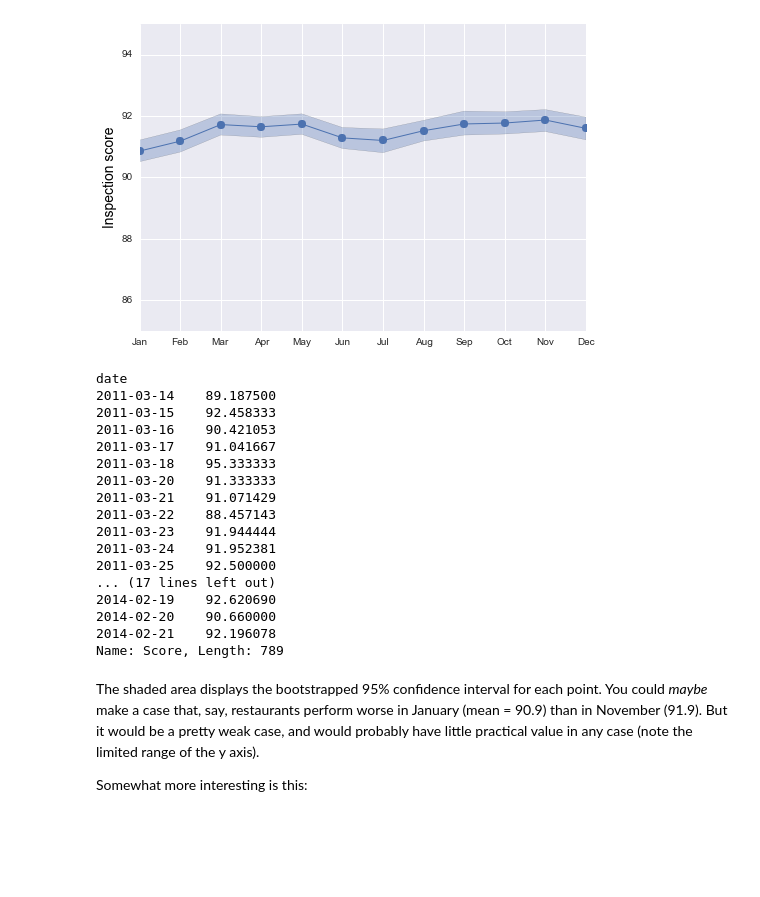
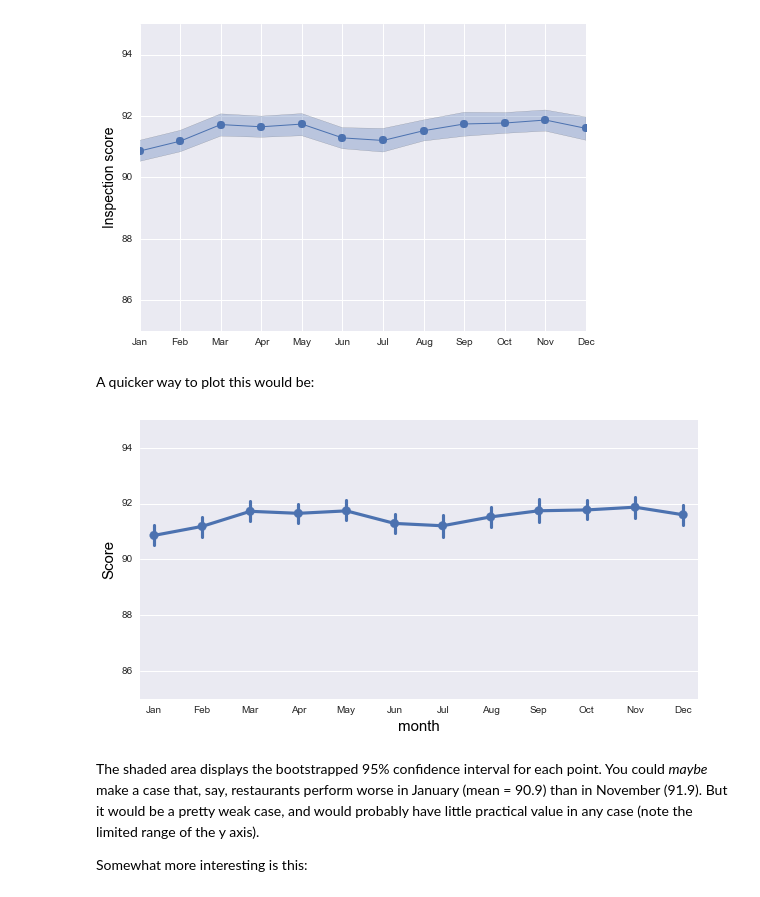
Before and after one commit to tyarkoni/open-data-flights, a Jupyter notebook: health-inspection/flight1.ipynb, the cells around one changed output. Cells and saved outputs as stored; diff of their text form; code cells hidden in the pictures; blank space fills up the shorter version.

Commit message:
More plotting tweaks to use factorplot for timeseries

```diff
--- a/health-inspection/flight1.ipynb
+++ b/health-inspection/flight1.ipynb
@@ -302,26 +302,16 @@ timebin
 
 [12 rows x 2 columns]
 [figure]
-# %%
-data.groupby('date')['Score'].mean()
-# %% [output]
-date
-2011-03-14    89.187500
-2011-03-15    92.458333
-2011-03-16    90.421053
-2011-03-17    91.041667
-2011-03-18    95.333333
-2011-03-20    91.333333
-2011-03-21    91.071429
-2011-03-22    88.457143
-2011-03-23    91.944444
-2011-03-24    91.952381
-2011-03-25    92.500000
-... (17 lines left out)
-2014-02-19    92.620690
-2014-02-20    90.660000
-2014-02-21    92.196078
-Name: Score, Length: 789
+# %% [markdown]
+A quicker way to plot this would be:
+# %%
+data["month"] = data.date.map(lambda d: calendar.month_name[d.month][:3])
+f, ax = plt.subplots(figsize=(10, 5))
+sns.pointplot("month", "Score", data=data,
+               x_order=[n[:3] for n in calendar.month_name[1:]]);
+ax.set_ylim(85, 95);
+# %% [output]
+[figure, added]
 # %% [markdown]
 The shaded area displays the bootstrapped 95% confidence interval for each point. You could *maybe* make a case that, say, restaurants perform worse in January (mean = 90.9) than in November (91.9). But it would be a pretty weak case, and would probably have little practical value in any case (note the limited range of the y axis).
 
```
Also changed, not shown: parts of 4 cells of this notebook.
